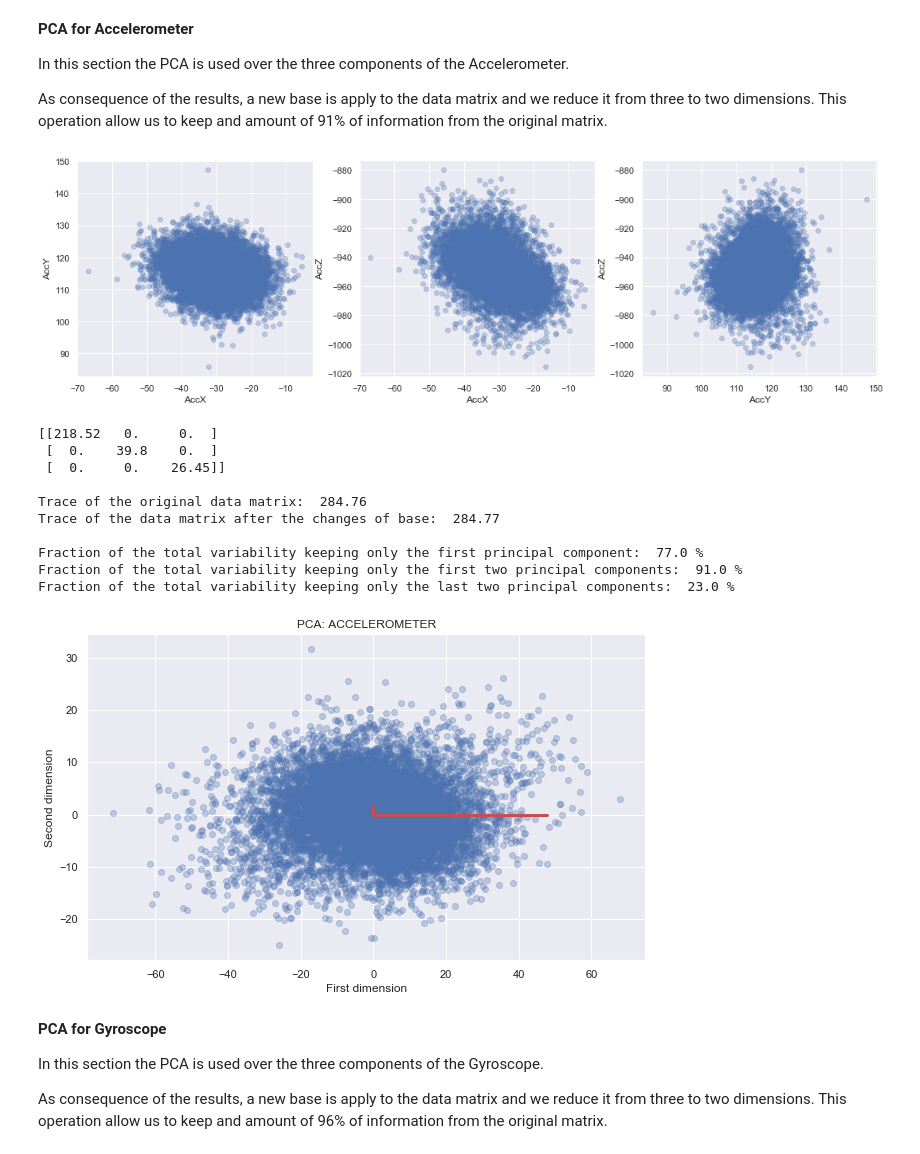
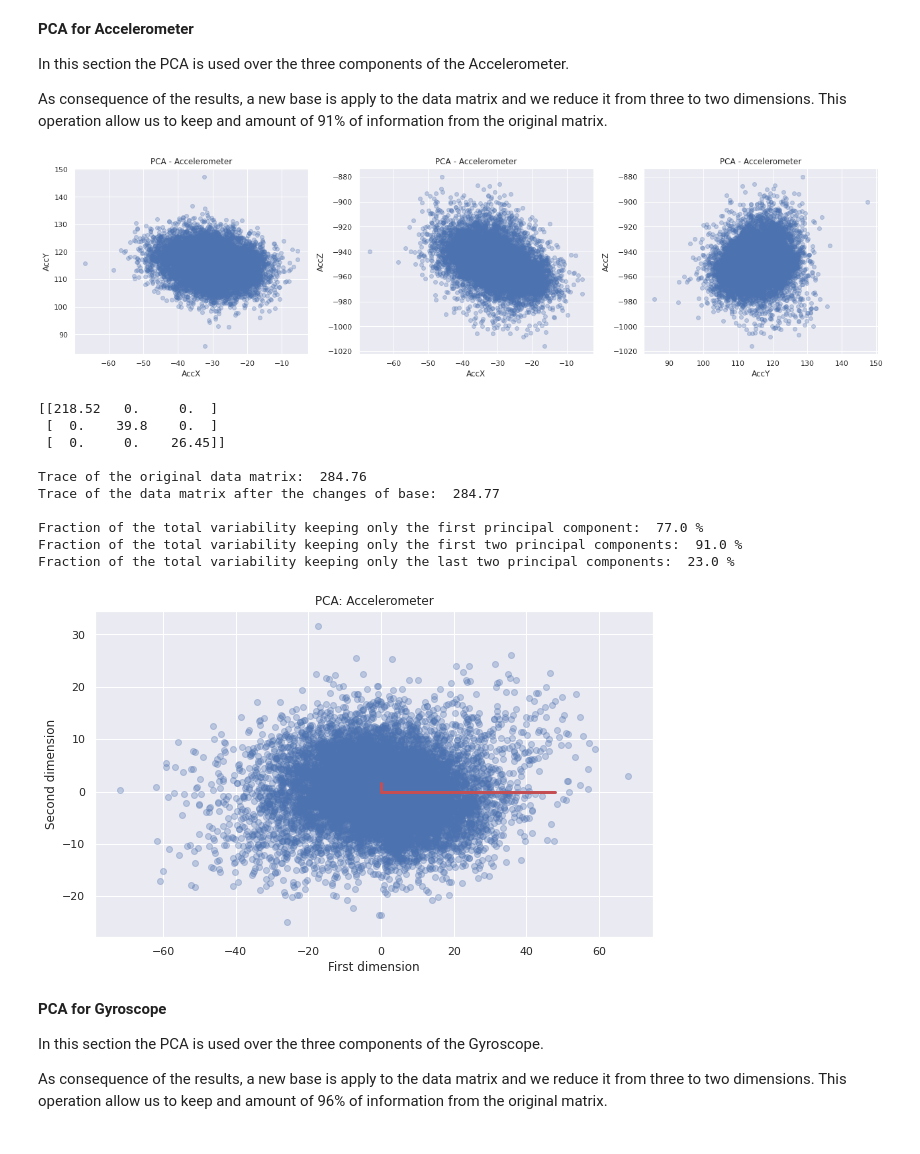
Before and after one commit to CrostaBot/HeartRateEstimation, a Jupyter notebook: SCG.ipynb, the cells around one changed output. Saved outputs shown, nothing was run; the diff lists cells and outputs as text; code cells hidden in the pictures.

Commit message:
plot ok

```diff
--- a/SCG.ipynb
+++ b/SCG.ipynb
@@ -155,25 +157,30 @@ As consequence of the results, a new base is apply to the data matrix and we red
 # %%
 # create the matrix for the PCA technique, in the rows there are the AccX, AccY, AccZ measurments, and each
 # column represents a data sample
 
 matplotlib.rcParams['mathtext.fontset'] = 'cm'
 matplotlib.rcParams['font.family'] = 'STIXGeneral'
 sns.set()
 X_acc = np.array([accX, accY, accZ])
 
 figure, axis = plt.subplots(1,3, figsize = (18,5))
 axis[0].scatter(X_acc[0,:], X_acc[1,:], alpha=0.3, color = 'b')
 axis[0].set_xlabel('AccX')
 axis[0].set_ylabel('AccY')
+axis[0].set_title('PCA - Accelerometer')
 axis[1].scatter(X_acc[0,:], X_acc[2,:], alpha=0.3, color = 'b')
 axis[1].set_xlabel('AccX')
 axis[1].set_ylabel('AccZ')
+axis[1].set_title('PCA - Accelerometer')
 axis[2].scatter(X_acc[1,:], X_acc[2,:], alpha=0.3, color = 'b')
 axis[2].set_xlabel('AccY')
 axis[2].set_ylabel('AccZ')
+axis[2].set_title('PCA - Accelerometer')
+figure.tight_layout()
+plt.savefig("Images/SCG/PCA_acc.png")
 plt.show()
 # %% [output]
-[figure, old version]
+[figure, new version]
 # %%
 # compute the mean of X and subtract it to obtain a zero main matrix X
 X_acc = X_acc - X_acc.mean()
@@ -212,9 +219,10 @@ plt.figure(figsize=(10,6))
 plt.scatter(first_dim, second_dim, alpha=0.3, c = 'b')
 plt.plot([0, scale_factor*l[0]*np.cov(PCA_acc)[0,0]], [0, scale_factor*l[0]*np.cov(PCA_acc)[1,0]], 'r', lw=3)
 plt.plot([0, scale_factor*l[1]*np.cov(PCA_acc)[0,1]], [0, scale_factor*l[1]*np.cov(PCA_acc)[1,1]], 'r', lw=3)
-plt.title('PCA: ACCELEROMETER')
+plt.title('PCA: Accelerometer')
 plt.xlabel('First dimension')
 plt.ylabel('Second dimension')
+plt.savefig("Images/SCG/PCA_acc2.png")
 plt.show()
 # %% [output]
 [[218.52   0.     0.  ]
@@ -227,7 +235,7 @@ Trace of the data matrix after the changes of base:  284.77
 Fraction of the total variability keeping only the first principal component:  77.0 %
 Fraction of the total variability keeping only the first two principal components:  91.0 %
 Fraction of the total variability keeping only the last two principal components:  23.0 %
-[figure, old version]
+[figure, new version]
 # %% [markdown]
 **PCA for Gyroscope**
 
```
Also changed, not shown: parts of 12 cells of this notebook.
